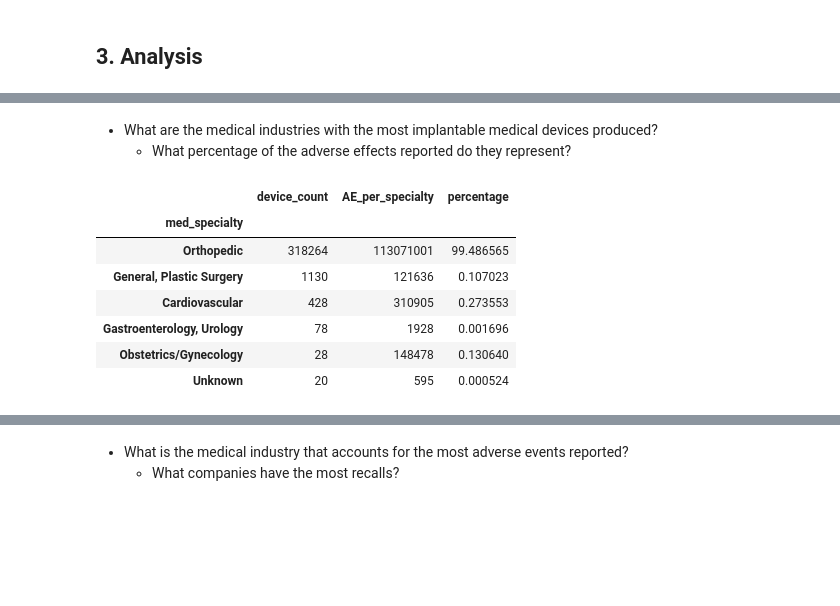
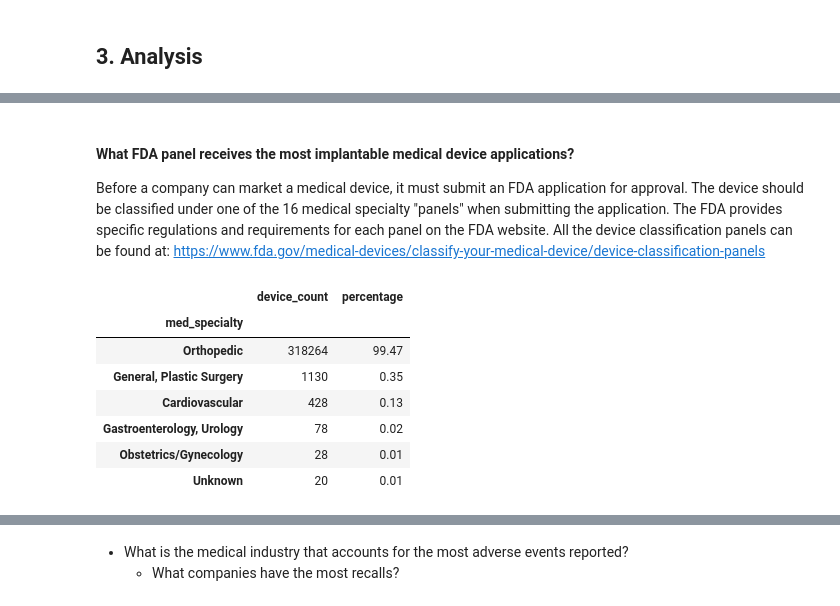
Before and after one commit to neizalazo/medical_devices_py, a Jupyter notebook: Medical_Devices.ipynb, the cells around one changed output, grey strips where cells are left out. Saved outputs shown, nothing was run; the diff lists cells and outputs as text; code cells hidden in the pictures; blank space fills up the shorter version.

```diff
--- a/Medical_Devices.ipynb
+++ b/Medical_Devices.ipynb
@@ -38,7 +42,8 @@ df=pd.read_excel('ADMIT.xlsx')
 # %%
 # subset data set by complelling features
 df1 = df[['company_name','brand_name','model_number','med_specialty','premarket_submissions_number', \
-          'device_class','recall','malfunction','injury','death','totalAE','has_clinicalTrial']].copy()
+          'device_class','recall','malfunction','injury','death','totalAE','has_clinicalTrial',\
+          'Study Sponsor','c_TotalAE']].copy()
 # Names have a mix of upper and lower cases. Chnage all names to lower case before analysis
 df1['company_name'] = df1['company_name'].str.lower()
 df1.head()
@@ -50,19 +55,23 @@ df1.head()
 | 3 | life spine, inc. | Solstice Occipito-Cervico-Thoraci... | 9235-16 | Orthopedic | K090343 | 2 | 264 | ... |
 | 4 | engage uni llc | Engage Partial Knee System | 1-50040-003 | Orthopedic | K190439 | 2 | 628 | ... |
 # %% [markdown]
-- What are the medical industries with the most implantable medical devices produced?
-    - What percentage of the adverse effects reported do they represent?
+#### What FDA panel receives the most implantable medical device applications?
+
+Before a company can market a medical device, it must submit an FDA application for approval. The device should be classified under one of the 16 medical specialty "panels" when submitting the application. The FDA provides specific regulations and requirements for each panel on the FDA website.
+All the device classification panels can be found at: https://www.fda.gov/medical-devices/classify-your-medical-device/device-classification-panels
 # %%
-sum(df1['totalAE'])
-df2=df1.groupby('med_specialty').agg(device_count = ('model_number','count'), AE_per_specialty = ('totalAE','sum')).sort_values('device_count', ascending=False)
-df2['percentage'] = 100*df2['AE_per_specialty']/sum(df1['totalAE'])
-df2
+#Create df1_panel. Group by med_specialty, count devices, sort by number count
+df1_panel = df1.groupby('med_specialty').agg(device_count = ('model_number','count'))\
+                                        .sort_values('device_count', ascending=False)
+#calculate percentage
+df1_panel['percentage'] = round(100*df2['device_count']/sum(df2['device_count']),2)
+df1_panel
 # %% [output]
-|  | device_count | AE_per_specialty | percentage |
-| med_specialty |  |  |  |
-| Orthopedic | 318264 | 113071001 | 99.486565 |
-| General, Plastic Surgery | 1130 | 121636 | 0.107023 |
-| Cardiovascular | 428 | 310905 | 0.273553 |
-| Gastroenterology, Urology | 78 | 1928 | 0.001696 |
-| Obstetrics/Gynecology | 28 | 148478 | 0.130640 |
-| Unknown | 20 | 595 | 0.000524 |
+|  | device_count | percentage |
+| med_specialty |  |  |
+| Orthopedic | 318264 | 99.47 |
+| General, Plastic Surgery | 1130 | 0.35 |
+| Cardiovascular | 428 | 0.13 |
+| Gastroenterology, Urology | 78 | 0.02 |
+| Obstetrics/Gynecology | 28 | 0.01 |
+| Unknown | 20 | 0.01 |
```
Also changed, not shown: parts of 21 cells of this notebook.
